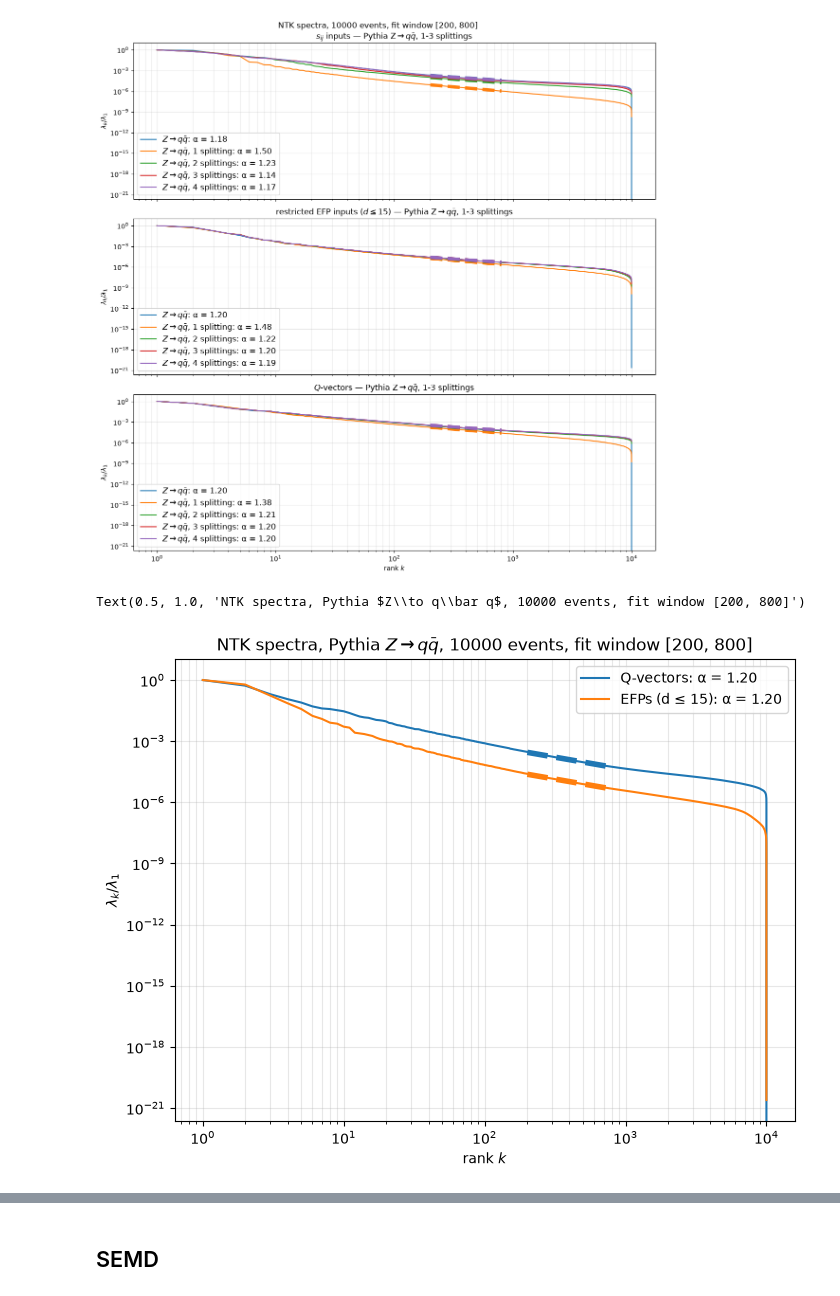
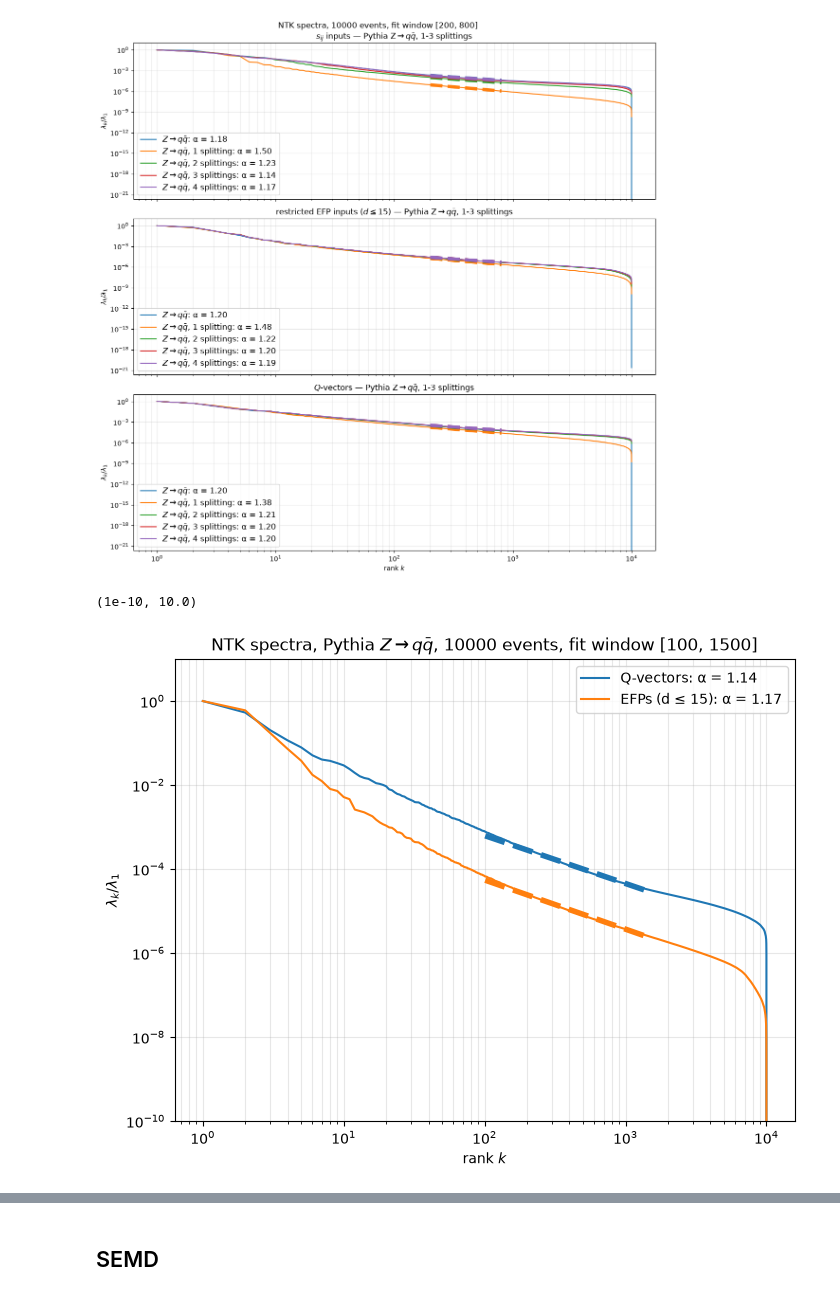
Before and after one commit to ykahn/Jet-Scaling-Laws, a Jupyter notebook: StevensCode/Pythia_EFP_NTK.ipynb, the cells around one changed output, grey strips where cells are left out. Saved outputs shown, nothing was run; the diff lists cells and outputs as text; code cells hidden in the pictures.

```diff
--- a/StevensCode/Pythia_EFP_NTK.ipynb
+++ b/StevensCode/Pythia_EFP_NTK.ipynb
@@ -298,19 +309,20 @@ $Q$-vectors   Z3  d=8  expect 1.125  got 1.197
 $Q$-vectors   Z4  d=11 expect 1.091  got 1.199
 [figure]
 # %%
-lo, hi = 200, 800
+lo, hi = 100, 1500
 lamQ, lamE = NTK_QVC_dense['Z'], NTK_EFP_dense['Z']
 k = np.arange(1, len(lamQ) + 1)
 aQ, bQ = np.polyfit(np.log(k[lo:hi]), np.log(lamQ[lo:hi]), 1)
 aE, bE = np.polyfit(np.log(k[lo:hi]), np.log(lamE[lo:hi]), 1)
 
 plt.figure(figsize=(8, 6))
 plt.loglog(k, lamQ/lamQ[0], 'C0', label=f'Q-vectors: α = {-aQ:.2f}')
 plt.loglog(k[lo:hi], np.exp(bQ)*k[lo:hi]**aQ/lamQ[0], 'C0--', lw=4)
 plt.loglog(k, lamE/lamE[0], 'C1', label=f'EFPs (d ≤ 15): α = {-aE:.2f}')
 plt.loglog(k[lo:hi], np.exp(bE)*k[lo:hi]**aE/lamE[0], 'C1--', lw=4)
 plt.xlabel('rank $k$'); plt.ylabel(r'$\lambda_k/\lambda_1$'); plt.legend(); plt.grid(True, which='both', alpha=0.3)
 plt.title(fr'NTK spectra, Pythia $Z\to q\bar q$, {M} events, fit window [{lo}, {hi}]')
+plt.ylim(1e-10, 1e1)
 # %% [output]
-Text(0.5, 1.0, 'NTK spectra, Pythia $Z\\to q\\bar q$, 10000 events, fit window [200, 800]')
+(1e-10, 10.0)
-[figure, old version]
+[figure, new version]
```
Also changed, not shown: parts of 43 cells of this notebook, 1 other file.
